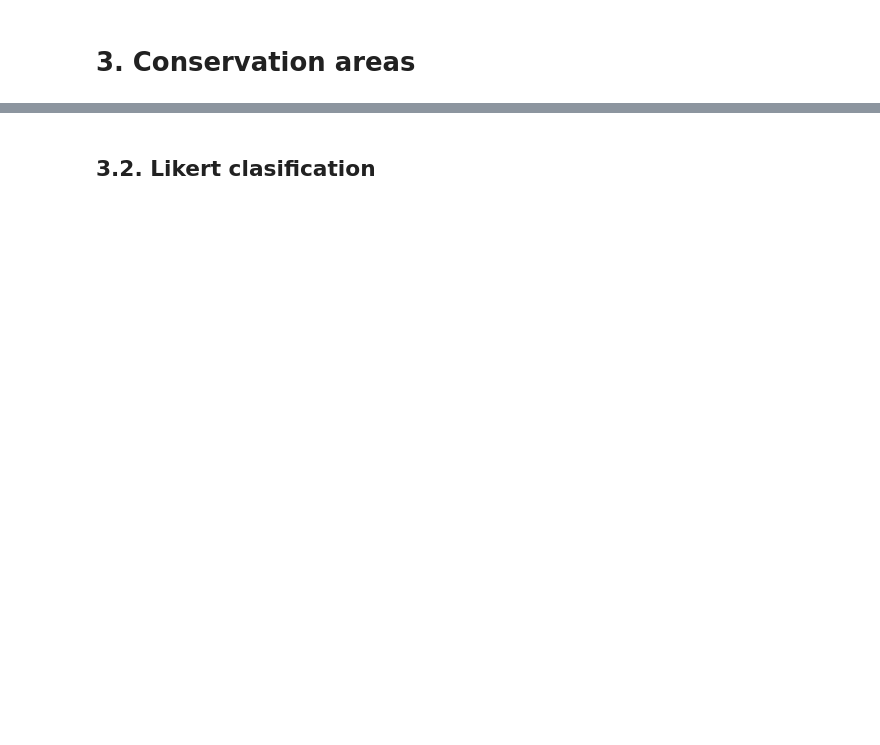
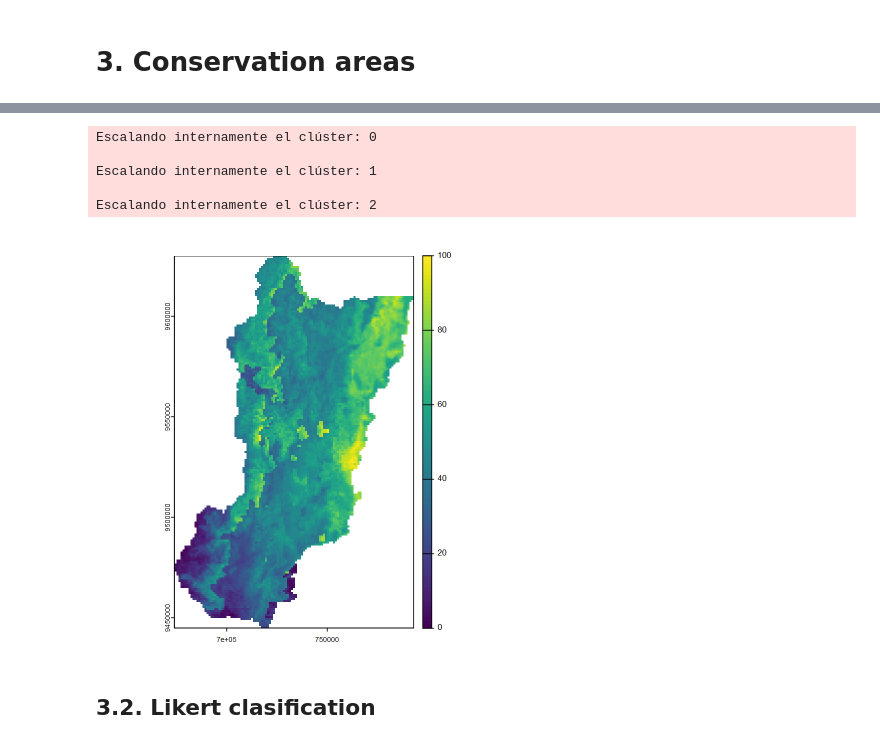
Before and after one commit to daningMontano/ACUS_BIODIV_ZCH, a Jupyter notebook: Notebooks/8_Conservation_areas.ipynb, the cells around one changed output, grey strips where cells are left out. Saved outputs shown, nothing was run; the diff lists cells and outputs as text; code cells hidden in the pictures; blank space fills up the shorter version.

```diff
--- a/Notebooks/8_Conservation_areas.ipynb
+++ b/Notebooks/8_Conservation_areas.ipynb
@@ -272,2 +274,64 @@ Procesando cluster: 2
+# %%
+# 1. Asegurar la alineación exacta del raster de clústeres con el indicador
+if (!compareGeom(cluster, raster_indicador, stopOnError = FALSE)) {
+  cluster <- crop(cluster, raster_indicador)
+  cluster <- mask(cluster, raster_indicador)
+}
+
+# 2. Extraer los valores únicos de los clústeres
+cluster_ids <- unique(values(cluster))
+cluster_ids <- sort(na.omit(cluster_ids))
+
+# 3. Lista para almacenar los fragmentos escalados de cada clúster
+indicador_clúster_list <- list()
+
+# 4. Iterar sobre cada clúster para realizar el escalado local (0 - 100)
+for (j in seq_along(cluster_ids)) {
+  id <- cluster_ids[j]
+  message("Escalando internamente el clúster: ", id)
+
+  # Crear máscara binaria para el clúster actual
+  mascara_c <- ifel(cluster == id, 1, NA)
+
+  # Aislar el indicador global dentro de este clúster
+  ind_local <- mask(raster_indicador, mascara_c)
+
+  # Obtener los valores numéricos para calcular mínimos y máximos locales
+  vals_locales <- values(ind_local, na.rm = TRUE)
+
+  if (length(vals_locales) == 0) next
+
+  min_loc <- min(vals_locales)
+  max_loc <- max(vals_locales)
+
+  # Aplicar la fórmula de normalización Min-Max local
+  if (max_loc == min_loc) {
+    ind_local_escalado <- ifel(!is.na(ind_local), 100, NA)
+  } else {
+    ind_local_escalado <- ((ind_local - min_loc) / (max_loc - min_loc)) * 100
+  }
+
+  # Almacenar el fragmento procesado
+  indicador_clúster_list[[j]] <- ind_local_escalado
+}
+
+# 5. Unir (coser) todos los fragmentos locales en un solo mapa continuo
+indicador_local_final <- indicador_clúster_list[[1]]
+
+if (length(indicador_clúster_list) > 1) {
+  for (m in 2:length(indicador_clúster_list)) {
+    indicador_local_final <- cover(indicador_local_final, indicador_clúster_list[[m]])
+  }
+}
+
+names(indicador_local_final) <- "Ind_Biodiversidad_Local_Cluster"
+plot(indicador_local_final)
+# %% [output]
+Escalando internamente el clúster: 0
+
+Escalando internamente el clúster: 1
+
+Escalando internamente el clúster: 2
+[figure, added]
 # %% [markdown]
 ## 3.2. Likert clasification
```
Also changed, not shown: parts of 22 cells of this notebook, 10 other files.
